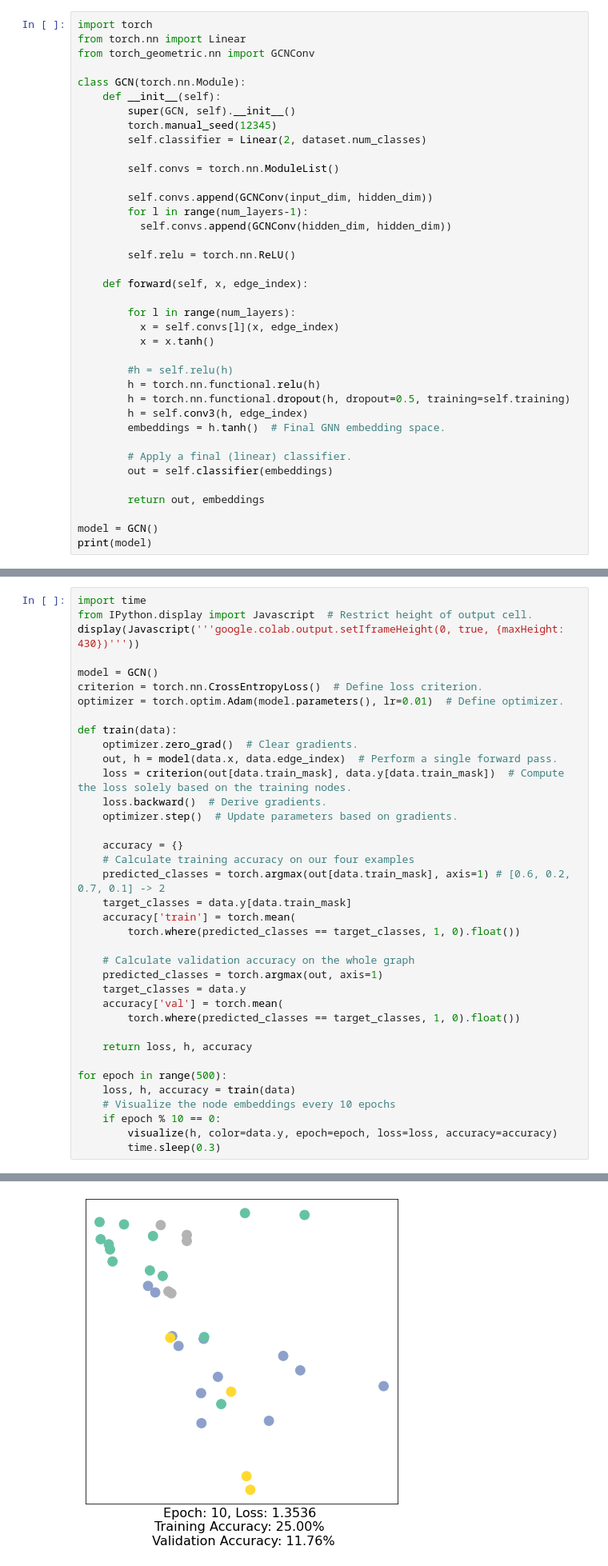
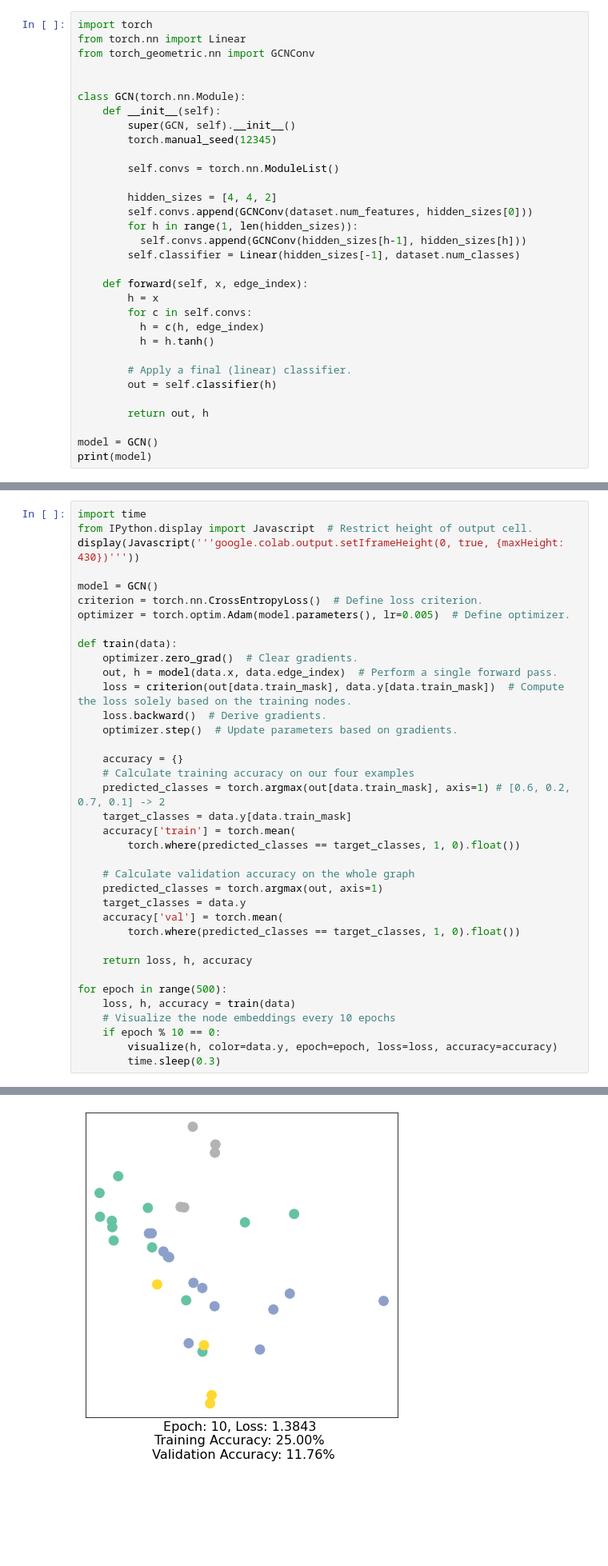
Before and after one commit to TSunny007/CS224W, a Jupyter notebook: assignments/CS224W_Colab_0.ipynb, the cells around one changed output, grey strips where cells are left out. Shown at 80% size. Saved outputs shown, nothing was run; the diff lists cells and outputs as text; blank space fills up the shorter version.

```diff
--- a/assignments/CS224W_Colab_0.ipynb
+++ b/assignments/CS224W_Colab_0.ipynb
@@ -377,36 +378,30 @@ import torch
 from torch.nn import Linear
 from torch_geometric.nn import GCNConv
 
+
 class GCN(torch.nn.Module):
     def __init__(self):
         super(GCN, self).__init__()
         torch.manual_seed(12345)
-        self.classifier = Linear(2, dataset.num_classes)
 
         self.convs = torch.nn.ModuleList()
 
-        self.convs.append(GCNConv(input_dim, hidden_dim))
-        for l in range(num_layers-1):
-          self.convs.append(GCNConv(hidden_dim, hidden_dim))
-
-        self.relu = torch.nn.ReLU()
+        hidden_sizes = [4, 4, 2]
+        self.convs.append(GCNConv(dataset.num_features, hidden_sizes[0]))
+        for h in range(1, len(hidden_sizes)):
+          self.convs.append(GCNConv(hidden_sizes[h-1], hidden_sizes[h]))
+        self.classifier = Linear(hidden_sizes[-1], dataset.num_classes)
 
     def forward(self, x, edge_index):
-
-        for l in range(num_layers):
-          x = self.convs[l](x, edge_index)
-          x = x.tanh()
-
-        #h = self.relu(h)
-        h = torch.nn.functional.relu(h)
-        h = torch.nn.functional.dropout(h, dropout=0.5, training=self.training)
-        h = self.conv3(h, edge_index)
-        embeddings = h.tanh()  # Final GNN embedding space.
+        h = x
+        for c in self.convs:
+          h = c(h, edge_index)
+          h = h.tanh()
 
         # Apply a final (linear) classifier.
-        out = self.classifier(embeddings)
+        out = self.classifier(h)
 
-        return out, embeddings
+        return out, h
 
 model = GCN()
 print(model)
@@ -470,37 +467,37 @@ display(Javascript('''google.colab.output.setIframeHeight(0, true, {maxHeight: 4
 
 model = GCN()
 criterion = torch.nn.CrossEntropyLoss()  # Define loss criterion.
-optimizer = torch.optim.Adam(model.parameters(), lr=0.01)  # Define optimizer.
+optimizer = torch.optim.Adam(model.parameters(), lr=0.005)  # Define optimizer.
 
 def train(data):
     optimizer.zero_grad()  # Clear gradients.
     out, h = model(data.x, data.edge_index)  # Perform a single forward pass.
     loss = criterion(out[data.train_mask], data.y[data.train_mask])  # Compute the loss solely based on the training nodes.
     loss.backward()  # Derive gradients.
     optimizer.step()  # Update parameters based on gradients.
 
     accuracy = {}
     # Calculate training accuracy on our four examples
     predicted_classes = torch.argmax(out[data.train_mask], axis=1) # [0.6, 0.2, 0.7, 0.1] -> 2
     target_classes = data.y[data.train_mask]
     accuracy['train'] = torch.mean(
         torch.where(predicted_classes == target_classes, 1, 0).float())
 
     # Calculate validation accuracy on the whole graph
     predicted_classes = torch.argmax(out, axis=1)
     target_classes = data.y
     accuracy['val'] = torch.mean(
         torch.where(predicted_classes == target_classes, 1, 0).float())
 
     return loss, h, accuracy
 
 for epoch in range(500):
     loss, h, accuracy = train(data)
     # Visualize the node embeddings every 10 epochs
     if epoch % 10 == 0:
         visualize(h, color=data.y, epoch=epoch, loss=loss, accuracy=accuracy)
         time.sleep(0.3)
 # %% [output]
 [interactive output not drawn]
 [figure]
-[figure, old version]
+[figure, new version]
```
Also changed, not shown: parts of 7 cells of this notebook.
